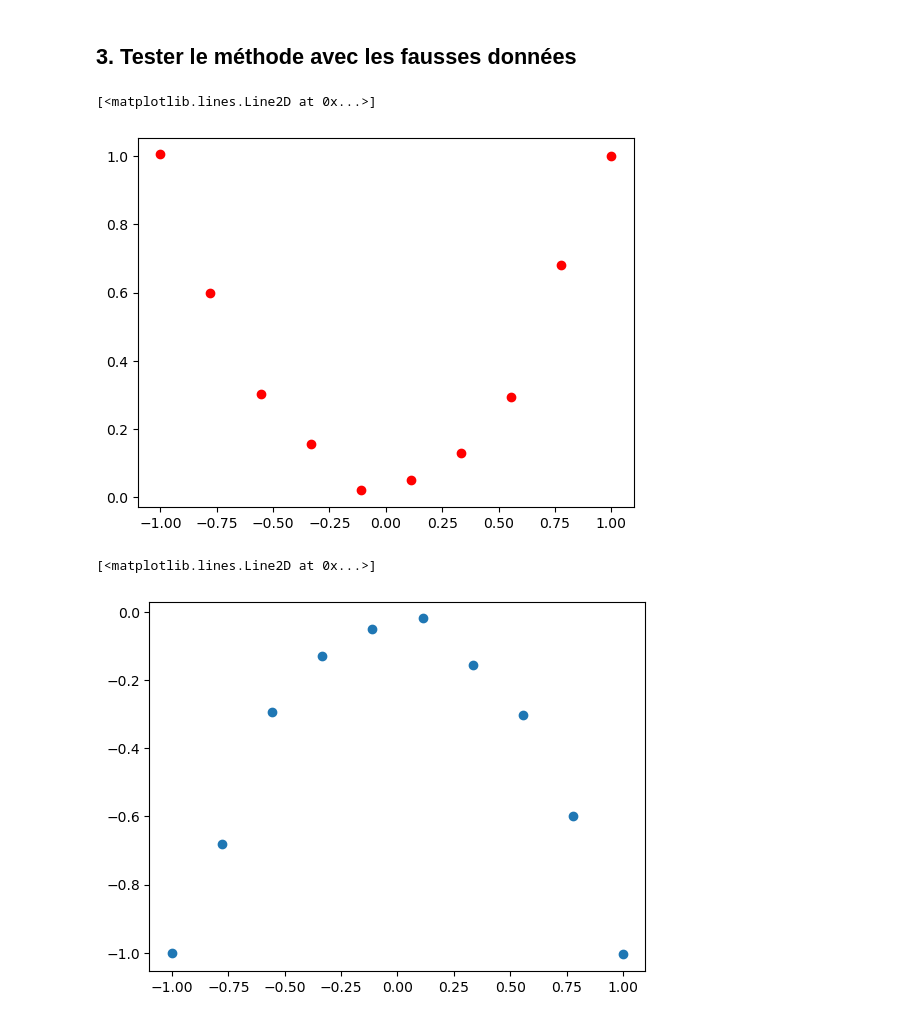
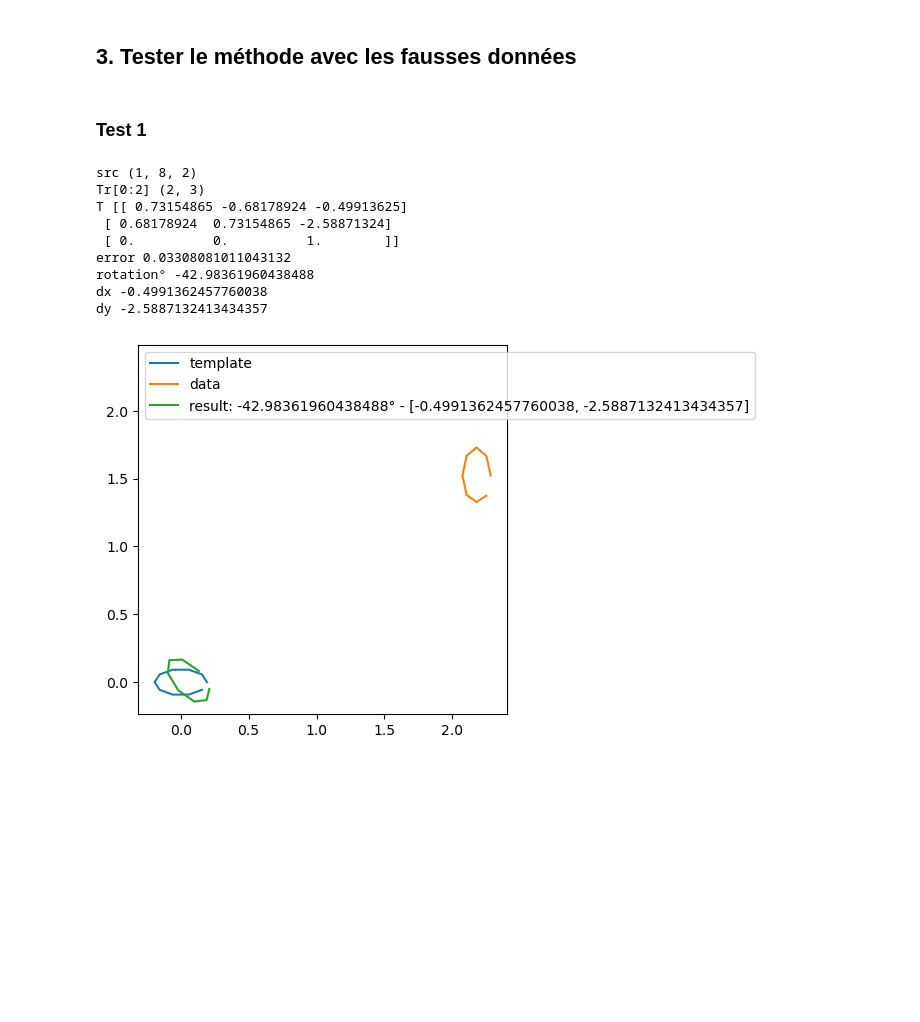
Before and after one commit to Sb-Vtrs-elfamoso/Mapping, a Jupyter notebook: Lidar/Point-set registration Method.ipynb, the cells around one changed output. Saved outputs shown, nothing was run; the diff lists cells and outputs as text; code cells hidden in the pictures; blank space fills up the shorter version.

```diff
--- a/Lidar/Point-set registration Method.ipynb
+++ b/Lidar/Point-set registration Method.ipynb
@@ -88,2 +127,0 @@ $\sum_{i=1}^N ||T(v_i)-u_i||²$
-# %%
-d=W.dot(df[['x','y']].T)
@@ -152,5 +231,0 @@ stand = pd.DataFrame(data=d)
-# %%
-plt.plot(stand['x'],stand['y'],'ro')
-# %% [output]
-[<matplotlib.lines.Line2D at 0x...>]
-[figure, removed]
@@ -159,5 +231,0 @@ nuage=transformation(np.pi,1,2,stand)
-# %%
-plt.plot(nuage['x'],nuage['y'],'o')
-# %% [output]
-[<matplotlib.lines.Line2D at 0x...>]
-[figure, removed]
@@ -165,0 +232,54 @@ np.sum(np.linalg.norm(nuage[['x',-stand,2))
+# %% [markdown]
+### Test 1
+# %%
+np.random.seed(0)
+n1 = 10
+n2 = 8
+bruit = 1/10
+center = [random.random()*(2-1)*3,random.random()*(2-1)*3]
+radius = random.random()
+deformation = 2
+
+template1 = np.array([
+        [np.cos(i*2*np.pi/n1)*radius*deformation for i in range(n1)],
+        [np.sin(i*2*np.pi/n1)*radius for i in range(n1)]
+    ])
+
+data1 = np.array([
+        [np.cos(i*2*np.pi/n2)*radius*(1+random.random()*bruit)+center[0] for i in range(n2)],
+        [np.sin(i*2*np.pi/n2)*radius*deformation*(1+random.random()*bruit)+center[1] for i in range(n2)]
+    ])
+
+
+
+T, error = icp(data1,template1)
+dx = T[0,2]
+dy = T[1,2]
+rotation = np.arcsin(T[0,1]) * 360 / 2 / np.pi
+
+print("T",T)
+print("error",error)
+print("rotation°",rotation)
+print("dx",dx)
+print("dy",dy)
+
+
+
+result = cv.transform(np.array([data1.T], copy=True).astype(np.float32), T).T
+plt.plot(template1[0], template1[1], label="template")
+plt.plot(data1[0], data1[1], label="data")
+plt.plot(result[0], result[1], label="result: "+str(rotation)+"° - "+str([dx,dy]))
+plt.legend(loc="upper left")
+plt.axis('square')
+plt.show()
+# %% [output]
+src (1, 8, 2)
+Tr[0:2] (2, 3)
+T [[ 0.73154865 -0.68178924 -0.49913625]
+ [ 0.68178924  0.73154865 -2.58871324]
+ [ 0.          0.          1.        ]]
+error 0.03308081011043132
+rotation° -42.98361960438488
+dx -0.4991362457760038
+dy -2.5887132413434357
+[figure, added]
```
Also changed, not shown: parts of 22 cells of this notebook.
